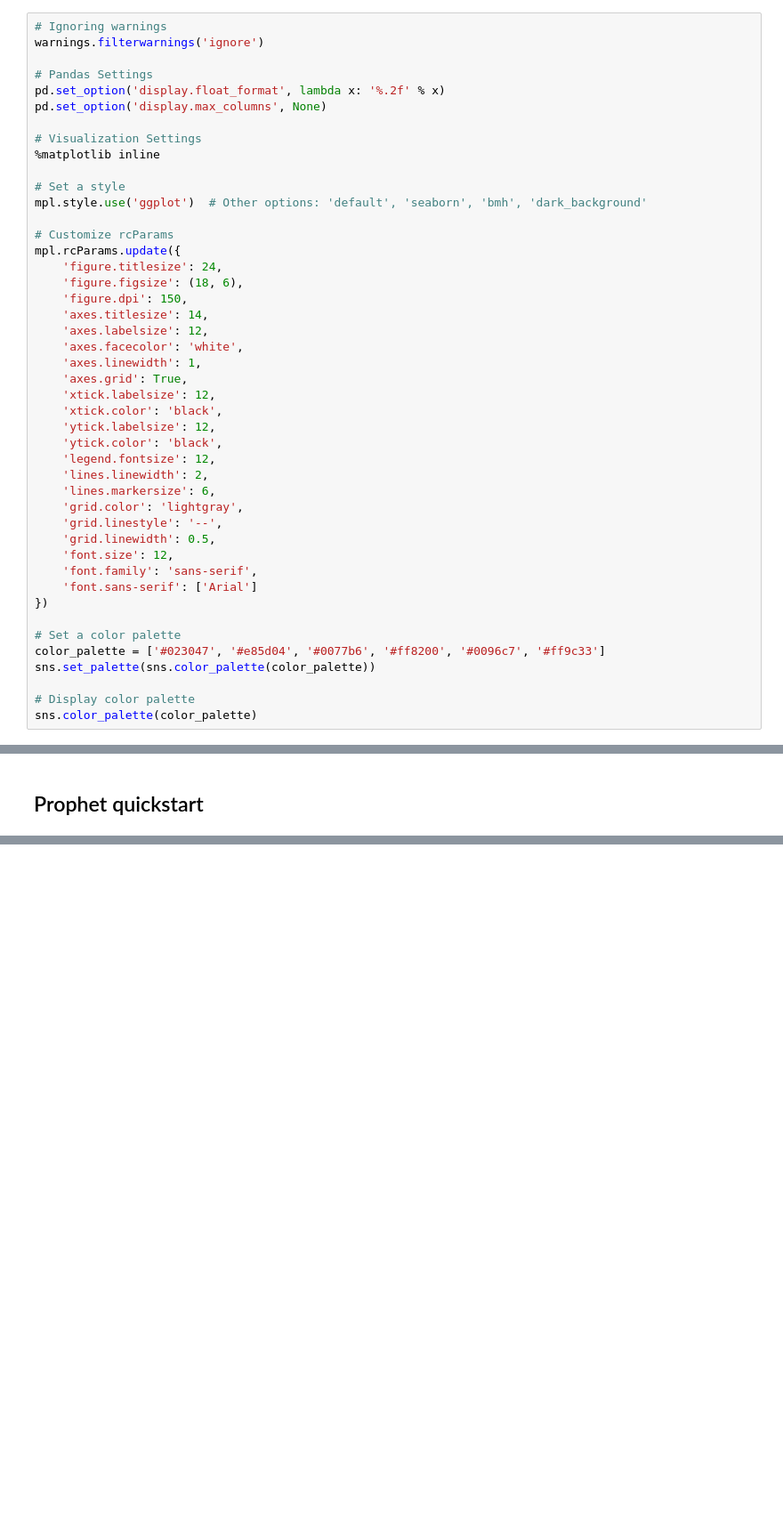
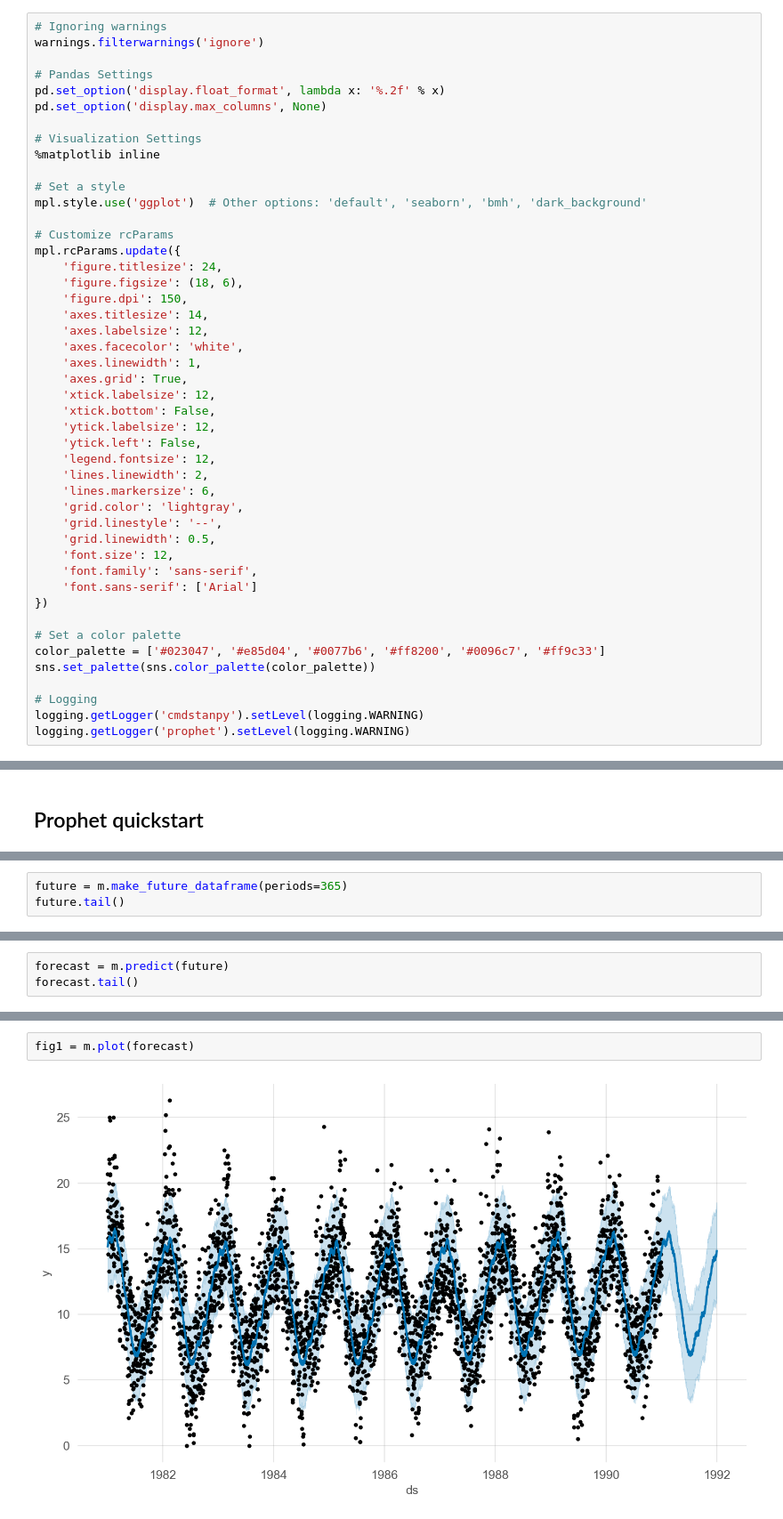
Before and after one commit to caiocasagrande/applied_time_series_analysis, a Jupyter notebook: notebooks/06_prophet.ipynb, the cells around one changed output, grey strips where cells are left out. Shown at 89% size. Saved outputs shown, nothing was run; the diff lists cells and outputs as text; blank space fills up the shorter version.

Commit message:
Update Prophet notebook

```diff
--- a/notebooks/06_prophet.ipynb
+++ b/notebooks/06_prophet.ipynb
@@ -56,9 +65,9 @@ mpl.rcParams.update({
     'axes.linewidth': 1,
     'axes.grid': True,
     'xtick.labelsize': 12,
-    'xtick.color': 'black',
+    'xtick.bottom': False,
     'ytick.labelsize': 12,
-    'ytick.color': 'black',
+    'ytick.left': False,
     'legend.fontsize': 12,
     'lines.linewidth': 2,
     'lines.markersize': 6,
@@ -74,8 +83,9 @@ mpl.rcParams.update({
 color_palette = ['#023047', '#e85d04', '#0077b6', '#ff8200', '#0096c7', '#ff9c33']
 sns.set_palette(sns.color_palette(color_palette))
 
-# Display color palette
-sns.color_palette(color_palette)
+# Logging
+logging.getLogger('cmdstanpy').setLevel(logging.WARNING)
+logging.getLogger('prophet').setLevel(logging.WARNING)
 # %% [markdown]
 ### 0.3. Functions
 # %% [markdown]
@@ -117,0 +165,3 @@ m.fit(df)
+# %%
+future = m.make_future_dataframe(periods=365)
+future.tail()
@@ -117,0 +175,3 @@ m.fit(df)
+# %%
+forecast = m.predict(future)
+forecast.tail()
@@ -117,0 +194,4 @@ m.fit(df)
+# %%
+fig1 = m.plot(forecast)
+# %% [output]
+[figure, added]
```
Also changed, not shown: parts of 34 cells of this notebook.
